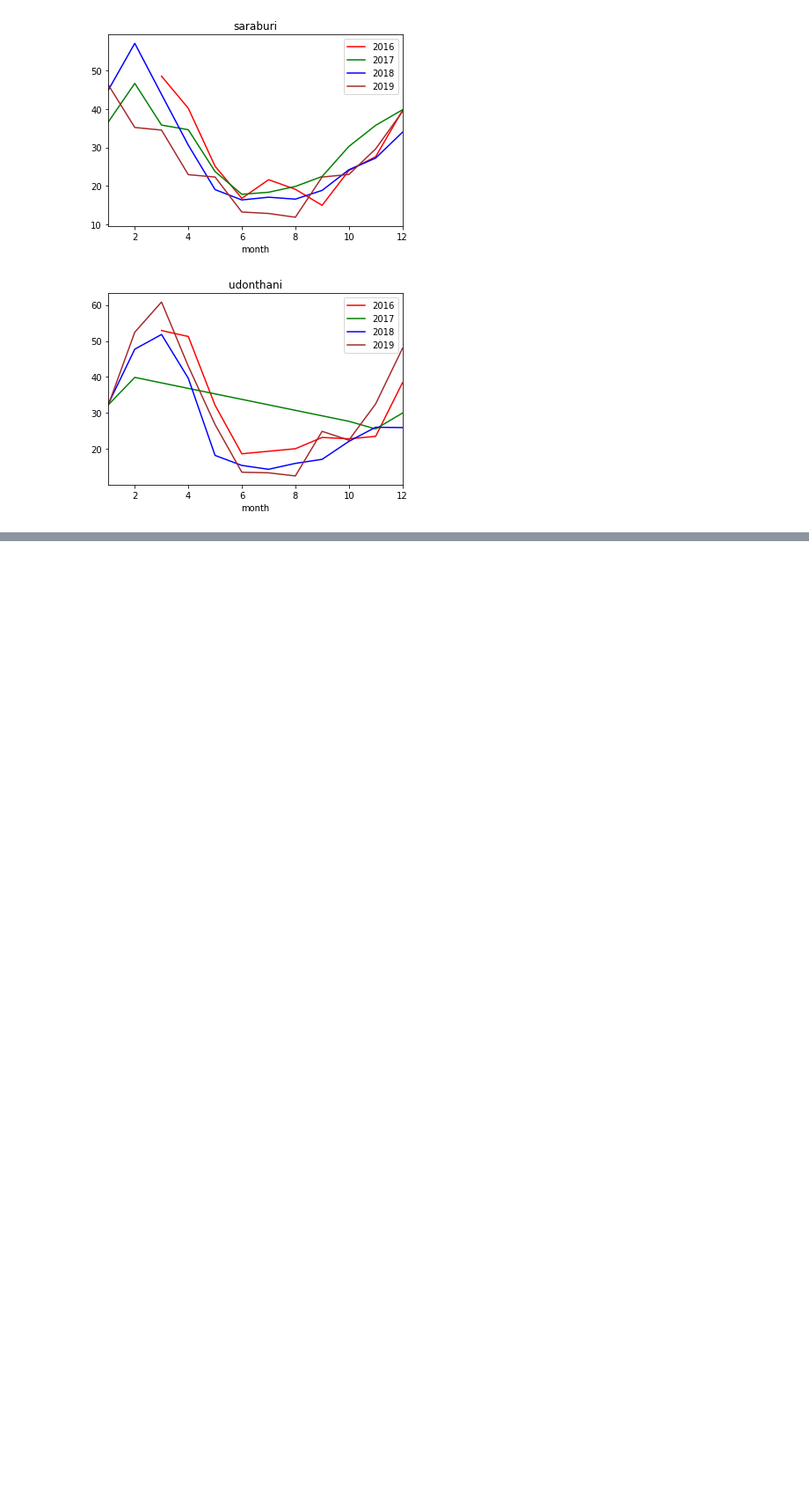
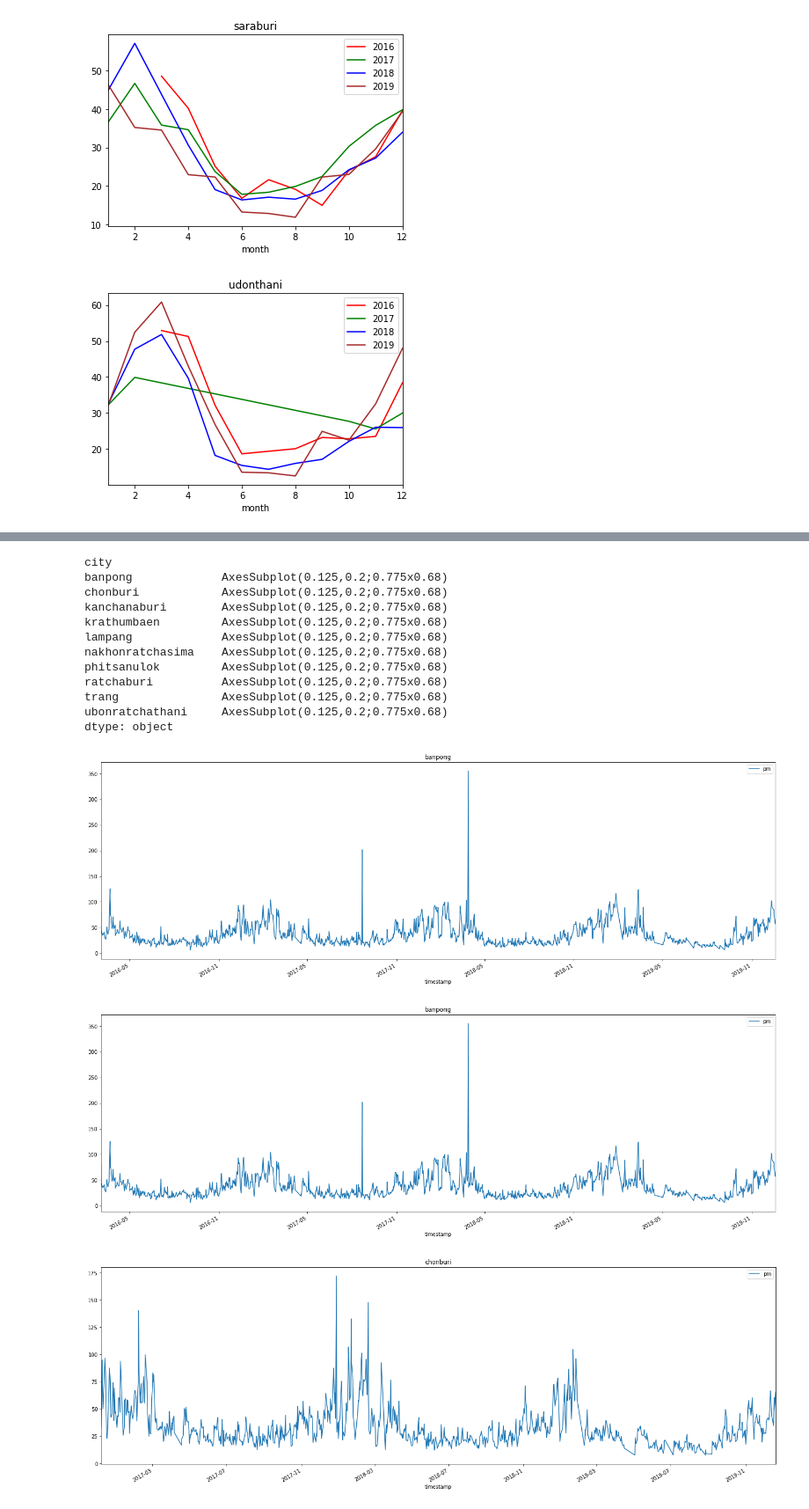
Before and after one commit to anythingth2/PM2.5_Analysis, a Jupyter notebook: EDA_Berkeley.ipynb, the cells around one changed output, grey strips where cells are left out. Shown at 88% size. Drawn from its saved outputs; the diff is of its cells as text; code cells hidden in the pictures; blank space fills up the shorter version.

```diff
--- a/EDA_Berkeley.ipynb
+++ b/EDA_Berkeley.ipynb
@@ -165,0 +173,3 @@ dtype: object
+# %%
+max_daily_sensor = sensor_df.groupby(['city', 'year', 'month', 'day']).apply(
+    lambda daily_sensor: sensor_df.iloc[daily_sensor['pm'].idxmax()])
@@ -165,0 +191,4 @@ dtype: object
+# %%
+sample_city = region_df['city'].sample(10).sort_values()
+print(sample_city)
+sample_sensor = max_daily_sensor[max_daily_sensor['city'].isin(sample_city)].set_index('id')
@@ -165,0 +217,19 @@ dtype: object
+# %%
+sample_sensor.groupby('city').apply(lambda city_sensor: city_sensor.plot(
+    x='timestamp', y='pm', kind='line', title=city_sensor.name, figsize=(24, 8)))
+# %% [output]
+city
+banpong             AxesSubplot(0.125,0.2;0.775x0.68)
+chonburi            AxesSubplot(0.125,0.2;0.775x0.68)
+kanchanaburi        AxesSubplot(0.125,0.2;0.775x0.68)
+krathumbaen         AxesSubplot(0.125,0.2;0.775x0.68)
+lampang             AxesSubplot(0.125,0.2;0.775x0.68)
+nakhonratchasima    AxesSubplot(0.125,0.2;0.775x0.68)
+phitsanulok         AxesSubplot(0.125,0.2;0.775x0.68)
+ratchaburi          AxesSubplot(0.125,0.2;0.775x0.68)
+trang               AxesSubplot(0.125,0.2;0.775x0.68)
+ubonratchathani     AxesSubplot(0.125,0.2;0.775x0.68)
+dtype: object
+[figure, added]
+[figure, added]
+[figure, added]
```
Also changed, not shown: parts of 17 cells of this notebook.
